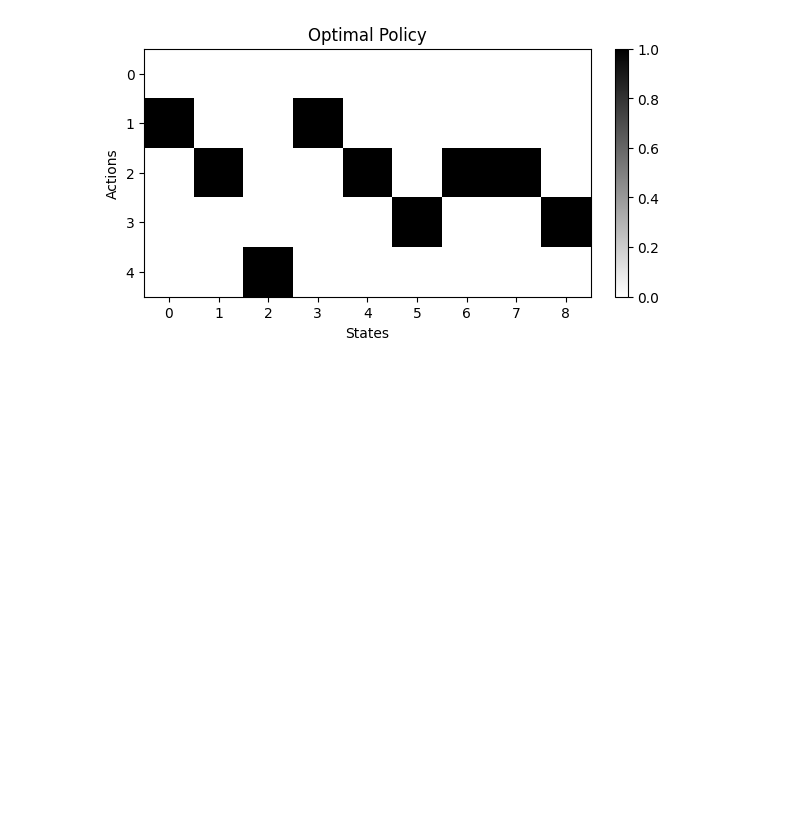
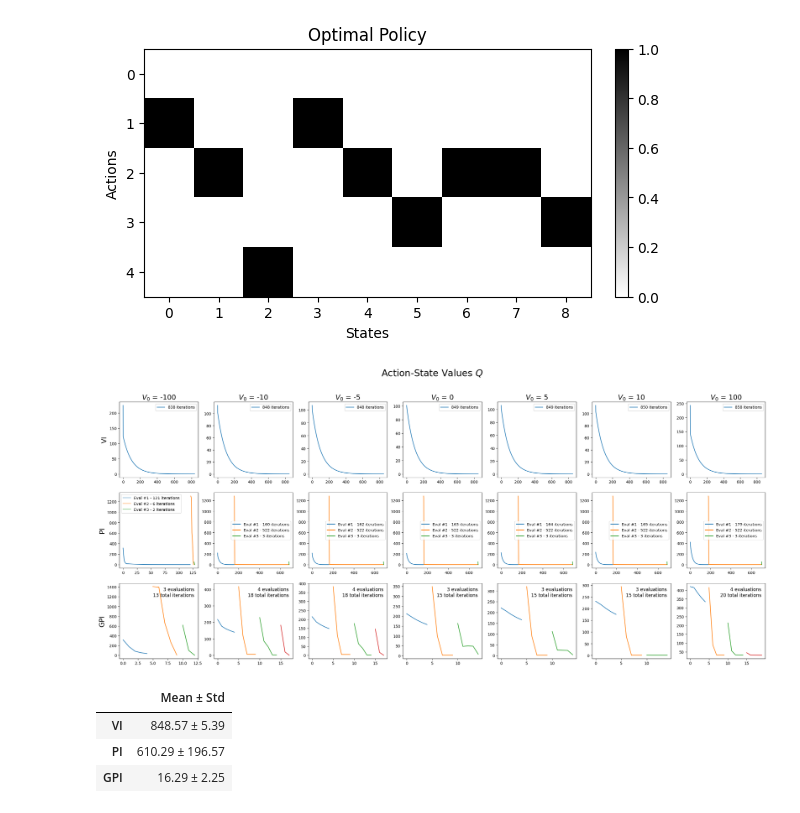
Before and after one commit to cruz-lucas/gym_gridworlds, a Jupyter notebook: assignments/Assignment_3.ipynb, the cells around one changed output. Saved outputs shown, nothing was run; the diff lists cells and outputs as text; code cells hidden in the pictures; blank space fills up the shorter version.

Commit message:
feat: add q-value vi, pi, and gpi

```diff
--- a/assignments/Assignment_3.ipynb
+++ b/assignments/Assignment_3.ipynb
@@ -27,9 +130,4 @@ OPT_POLICY = np.array(
-# %%
-plot_policy(policy=OPT_POLICY, title="Optimal Policy")
-# %% [output]
-[figure, removed]
 # %%
-R, P, T, n_states, n_actions = get_env_specs(name=ENV_NAME)
 
 vi_results = {gamma: {init_value: {} for init_value in INITIALIZATION_VALUES} for gamma in GAMMAS}
 pi_results = {gamma: {init_value: {} for init_value in INITIALIZATION_VALUES} for gamma in GAMMAS}
@@ -40,33 +138,91 @@ for gamma in GAMMAS:
         evaluator = PolicyIteration(
             gamma=gamma,
             rewards=R,
             transitions=P,
             terminal=T,
             n_states=n_states,
             n_actions=n_actions,
             initialization=init_value
         )
-        learned_policy, errors, n_evals = evaluator.policy_iteration(threshold=THETA)
+        learned_policy, errors, n_evals = evaluator.q_policy_iteration(threshold=THETA)
         assert np.allclose(OPT_POLICY, learned_policy)
         pi_results[gamma][init_value] = {
             'policy': learned_policy,
             'errors': errors,
             'n_evals': n_evals
         }
 
         evaluator._reset()
-        values, errors = evaluator.loop_value_iteration(threshold=THETA)
+        values, errors = evaluator.q_value_iteration(threshold=THETA)
         assert np.allclose(OPT_POLICY, learned_policy)
         vi_results[gamma][init_value] = {
             'values': values,
             'errors': errors
         }
 
         evaluator._reset()
-        values, errors, n_evals = evaluator.policy_iteration(threshold=THETA, n_iter=GPI_ITERATIONS)
+        values, errors, n_evals = evaluator.q_policy_iteration(threshold=THETA, n_iter=GPI_ITERATIONS)
         assert np.allclose(OPT_POLICY, learned_policy)
         gpi_results[gamma][init_value] = {
             'values': values,
             'errors': errors,
             'n_evals': n_evals
         }
+
+plot_policy(policy=OPT_POLICY, title="Optimal Policy")
+
+tot_iter_table = np.zeros((3, 7))
+fig, axs = plt.subplots(3, 7, figsize=(30, 12))
+fig.suptitle("Action-State Values $Q$", fontsize=24)
+for i, init_value in enumerate(INITIALIZATION_VALUES):
+    # axs[0][i].set_title(f'$V_0$ = {init_value}')
+    axs[0][i].set_title(f'$V_0$ = {init_value}', fontsize=18)
+
+    x_offset = 0
+    be = vi_results.get(GAMMAS[0]).get(init_value).get('errors')
+    axs[0][i].plot(be, label=f'{len(be)} iterations')
+    axs[0][i].legend()
+    tot_iter_table[0][i] = len(be)
+
+    x_offset = 0
+    be = pi_results.get(GAMMAS[0]).get(init_value).get('errors')
+    for iteration_idx, data in enumerate(be):
+        axs[1][i].plot(range(x_offset, x_offset + len(data)), data, label=f'Eval #{iteration_idx+1} - {len(data)} iterations')
+        x_offset += len(data)
+        axs[1][i].legend()
+    tot_iter_table[1][i] = x_offset
+
+    x_offset = 0
+    be = gpi_results.get(GAMMAS[0]).get(init_value).get('errors')
+    for iteration_idx, data in enumerate(be):
+        line, = axs[2][i].plot(range(x_offset, x_offset + len(data)), data)
+        x_offset += len(data)
+    tot_iter_table[2][i] = x_offset
+    axs[2][i].text(
+        0.95, 0.95,  # x and y positions in relative coordinates (0 to 1)
+        f"{len(be)} evaluations\n{x_offset} total iterations",  # Text
+        transform=axs[2][i].transAxes,  # Use relative coordinates
+        fontsize=12,
+        verticalalignment='top',  # Align the text to the top
+        horizontalalignment='right'  # Center the text horizontally
+    )
+
+    if i == 0:
+        axs[0][i].set_ylabel("VI", fontsize=18)
+        axs[1][i].set_ylabel("PI", fontsize=18)
+        axs[2][i].set_ylabel("GPI", fontsize=18)
+
+plt.show()
+
+display(pd.DataFrame(
+    [[f"{mean:.2f} ± {std:.2f}"] for mean, std in zip(tot_iter_table.mean(axis=1), tot_iter_table.std(axis=1))],
+    index = ["VI", "PI", "GPI"],
+    columns = ["Mean ± Std"]
+    ))
+# %% [output]
+[figure, added]
+[figure, added]
+|  | Mean ± Std |
+| VI | 848.57 ± 5.39 |
+| PI | 610.29 ± 196.57 |
+| GPI | 16.29 ± 2.25 |
```
Also changed, not shown: parts of 3 cells of this notebook, 3 other files.
